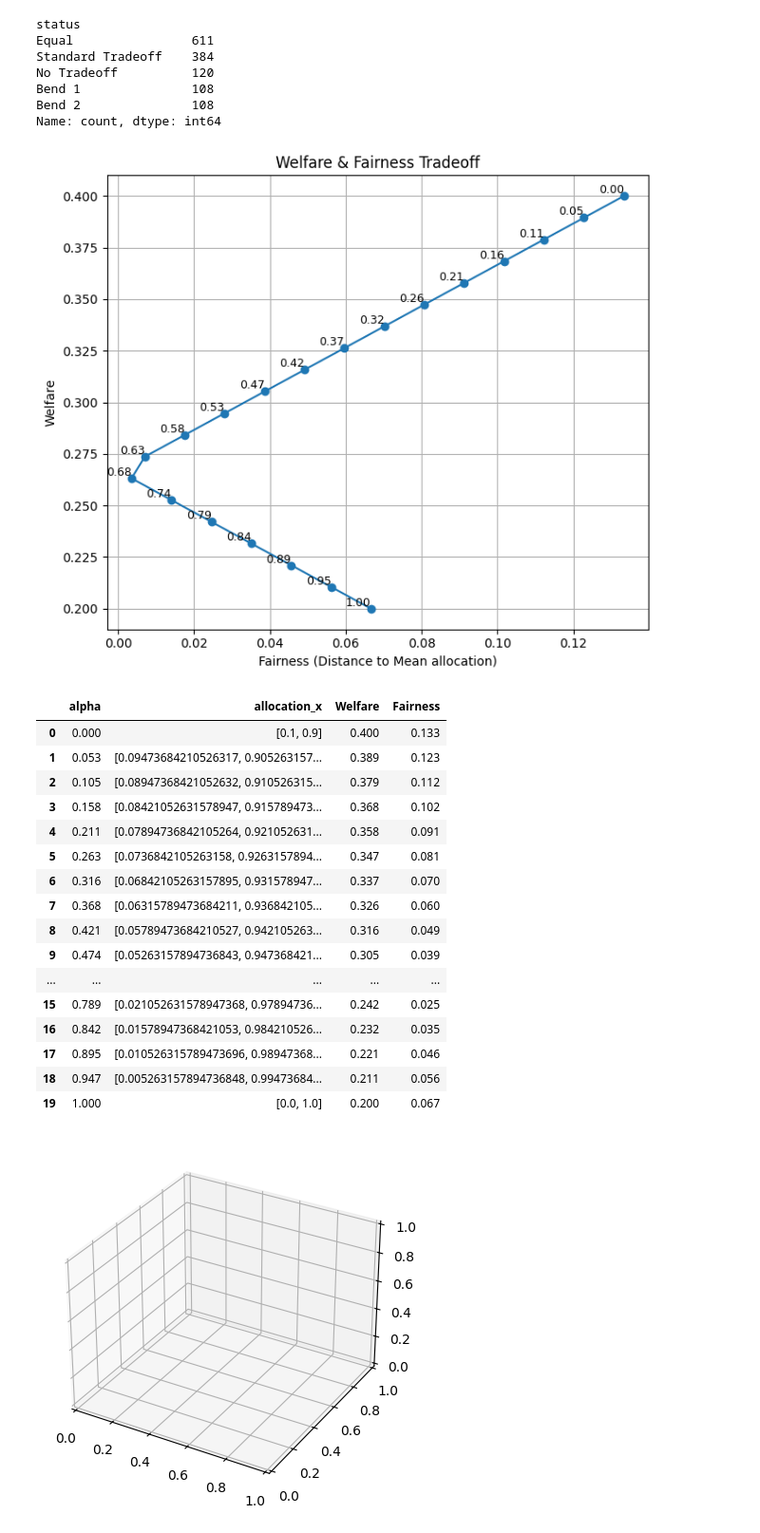
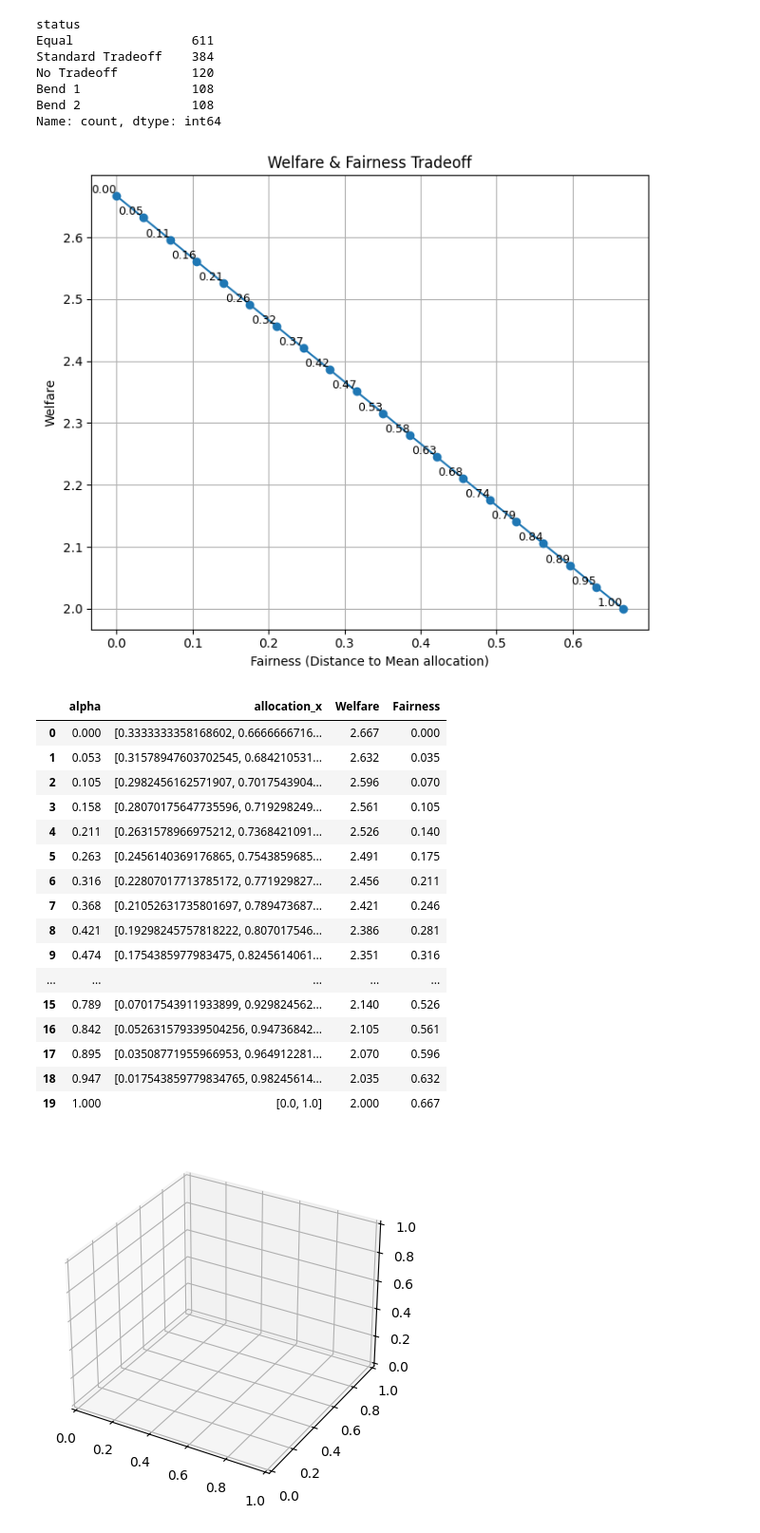
Before and after one commit to tanhl30/FYP, a Jupyter notebook: main3.ipynb, the cells around one changed output. Shown at 95% size. Saved outputs shown, nothing was run; the diff lists cells and outputs as text; code cells hidden in the pictures.

```diff
--- a/main3.ipynb
+++ b/main3.ipynb
@@ -99,27 +99,27 @@ Bend 1               108
 Bend 2               108
 Name: count, dtype: int64
 # %%
-p = np.array([[0.0, 1.0], [0.0, 1.0], [0.1, 0.9]])
-fyp.tradeoff_with_alpha(p,20)
+p = np.array(	[[0.0, 1.0], [0.0, 1.0], [1.0, 0.0]]	)
+fyp.plot_tradeoff_with_alpha(p,20)
 # %% [output]
-[figure, old version]
+[figure, new version]
 |  | alpha | allocation_x | Welfare | Fairness |
-| 0 | 0.000 | [0.1, 0.9] | 0.400 | 0.133 |
-| 1 | 0.053 | [0.09473684210526317, 0.905263157... | 0.389 | 0.123 |
-| 2 | 0.105 | [0.08947368421052632, 0.910526315... | 0.379 | 0.112 |
-| 3 | 0.158 | [0.08421052631578947, 0.915789473... | 0.368 | 0.102 |
-| 4 | 0.211 | [0.07894736842105264, 0.921052631... | 0.358 | 0.091 |
-| 5 | 0.263 | [0.0736842105263158, 0.9263157894... | 0.347 | 0.081 |
-| 6 | 0.316 | [0.06842105263157895, 0.931578947... | 0.337 | 0.070 |
-| 7 | 0.368 | [0.06315789473684211, 0.936842105... | 0.326 | 0.060 |
-| 8 | 0.421 | [0.05789473684210527, 0.942105263... | 0.316 | 0.049 |
-| 9 | 0.474 | [0.05263157894736843, 0.947368421... | 0.305 | 0.039 |
+| 0 | 0.000 | [0.3333333358168602, 0.6666666716... | 2.667 | 0.000 |
+| 1 | 0.053 | [0.31578947603702545, 0.684210531... | 2.632 | 0.035 |
+| 2 | 0.105 | [0.2982456162571907, 0.7017543904... | 2.596 | 0.070 |
+| 3 | 0.158 | [0.28070175647735596, 0.719298249... | 2.561 | 0.105 |
+| 4 | 0.211 | [0.2631578966975212, 0.7368421091... | 2.526 | 0.140 |
+| 5 | 0.263 | [0.2456140369176865, 0.7543859685... | 2.491 | 0.175 |
+| 6 | 0.316 | [0.22807017713785172, 0.771929827... | 2.456 | 0.211 |
+| 7 | 0.368 | [0.21052631735801697, 0.789473687... | 2.421 | 0.246 |
+| 8 | 0.421 | [0.19298245757818222, 0.807017546... | 2.386 | 0.281 |
+| 9 | 0.474 | [0.1754385977983475, 0.8245614061... | 2.351 | 0.316 |
 | ... | ... | ... | ... | ... |
-| 15 | 0.789 | [0.021052631578947368, 0.97894736... | 0.242 | 0.025 |
-| 16 | 0.842 | [0.01578947368421053, 0.984210526... | 0.232 | 0.035 |
-| 17 | 0.895 | [0.010526315789473696, 0.98947368... | 0.221 | 0.046 |
-| 18 | 0.947 | [0.005263157894736848, 0.99473684... | 0.211 | 0.056 |
-| 19 | 1.000 | [0.0, 1.0] | 0.200 | 0.067 |
+| 15 | 0.789 | [0.07017543911933899, 0.929824562... | 2.140 | 0.526 |
+| 16 | 0.842 | [0.052631579339504256, 0.94736842... | 2.105 | 0.561 |
+| 17 | 0.895 | [0.03508771955966953, 0.964912281... | 2.070 | 0.596 |
+| 18 | 0.947 | [0.017543859779834765, 0.98245614... | 2.035 | 0.632 |
+| 19 | 1.000 | [0.0, 1.0] | 2.000 | 0.667 |
 # %%
 import plotly.express as px
 
```
Also changed, not shown: parts of 1 cell of this notebook, 3 other files.
